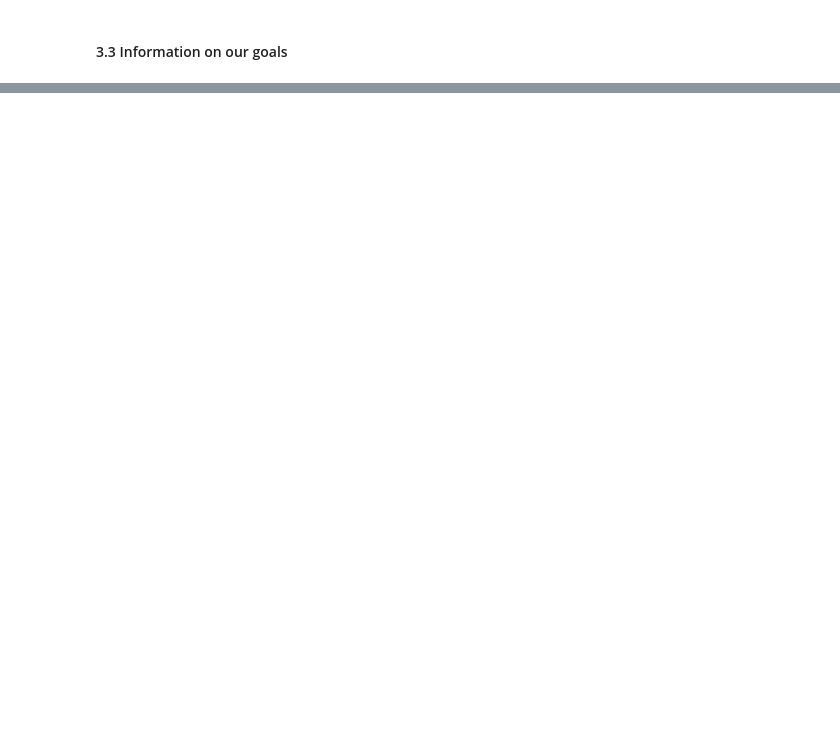
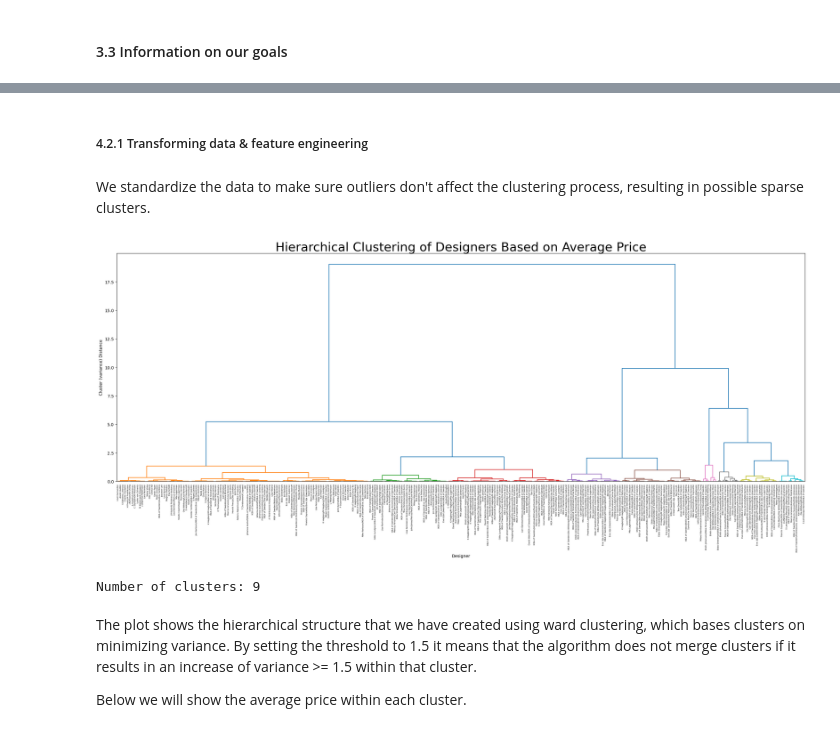
Before and after one commit to noah18c/IVDA_G10, a Jupyter notebook: group10_g2.ipynb, the cells around one changed output, grey strips where cells are left out. Drawn from its saved outputs; the diff is of its cells as text; code cells hidden in the pictures; blank space fills up the shorter version.

Commit message:
First working model, waiting for other data wrangling stuff

```diff
--- a/group10_g2.ipynb
+++ b/group10_g2.ipynb
@@ -303,0 +327,53 @@ Based on user selected items, we will use a KNN approach to find and recommend s
+# %% [markdown]
+##### 4.2.1 Transforming data & feature engineering
+# %%
+from sklearn.datasets import make_classification
+from sklearn.neighbors import NearestNeighbors
+from sklearn.model_selection import train_test_split
+import matplotlib.pyplot as plt
+from mpl_toolkits.mplot3d import Axes3D
+from sklearn.preprocessing import StandardScaler
+
+features = ['name','category', 'price', 'designer', 'depth', 'height', 'width']
+df_model = df[features].copy()
+# %%
+# Now we will create a new feature that is based on hierarchical cluster
+# We calculate the average price for each designer
+designer_prices = df_model.groupby('designer')['price'].mean().reset_index()
+designer_prices.columns = ['designer', 'avg_price']
+# %% [markdown]
+We standardize the data to make sure outliers don't affect the clustering process, resulting in possible sparse clusters.
+# %%
+
+scaler = StandardScaler()
+designer_prices['std_avg_price'] = scaler.fit_transform(designer_prices[['avg_price']])
+# %%
+from scipy.cluster.hierarchy import dendrogram, linkage
+import matplotlib.pyplot as plt
+from scipy.cluster.hierarchy import fcluster
+
+# Perform hierarchical clustering
+Z = linkage(designer_prices[['std_avg_price']], method='ward')
+
+# Specifying the threshold will determine where the clusters are made.
+threshold = 1.5
+
+
+plt.figure(figsize=(30, 10))
+dendrogram(Z, labels=designer_prices['designer'].values,color_threshold=threshold)
+plt.title("Hierarchical Clustering of Designers Based on Average Price",fontsize=30)
+plt.xlabel("Designer")
+plt.ylabel("Cluster (variance) Distance")
+plt.show()
+# %% [output]
+[figure, added]
+# %%
+# we can set the threshold to determine the max distance to cut the dendogram
+designer_prices['cluster'] = fcluster(Z, threshold, criterion='distance')
+print('Number of clusters:',len(set(list(designer_prices['cluster']))))
+# %% [output]
+Number of clusters: 9
+# %% [markdown]
+The plot shows the hierarchical structure that we have created using ward clustering, which bases clusters on minimizing variance. By setting the threshold to 1.5 it means that the algorithm does not merge clusters if it results in an increase of variance >= 1.5 within that cluster.
+
+Below we will show the average price within each cluster.
```
Also changed, not shown: parts of 17 cells of this notebook.
